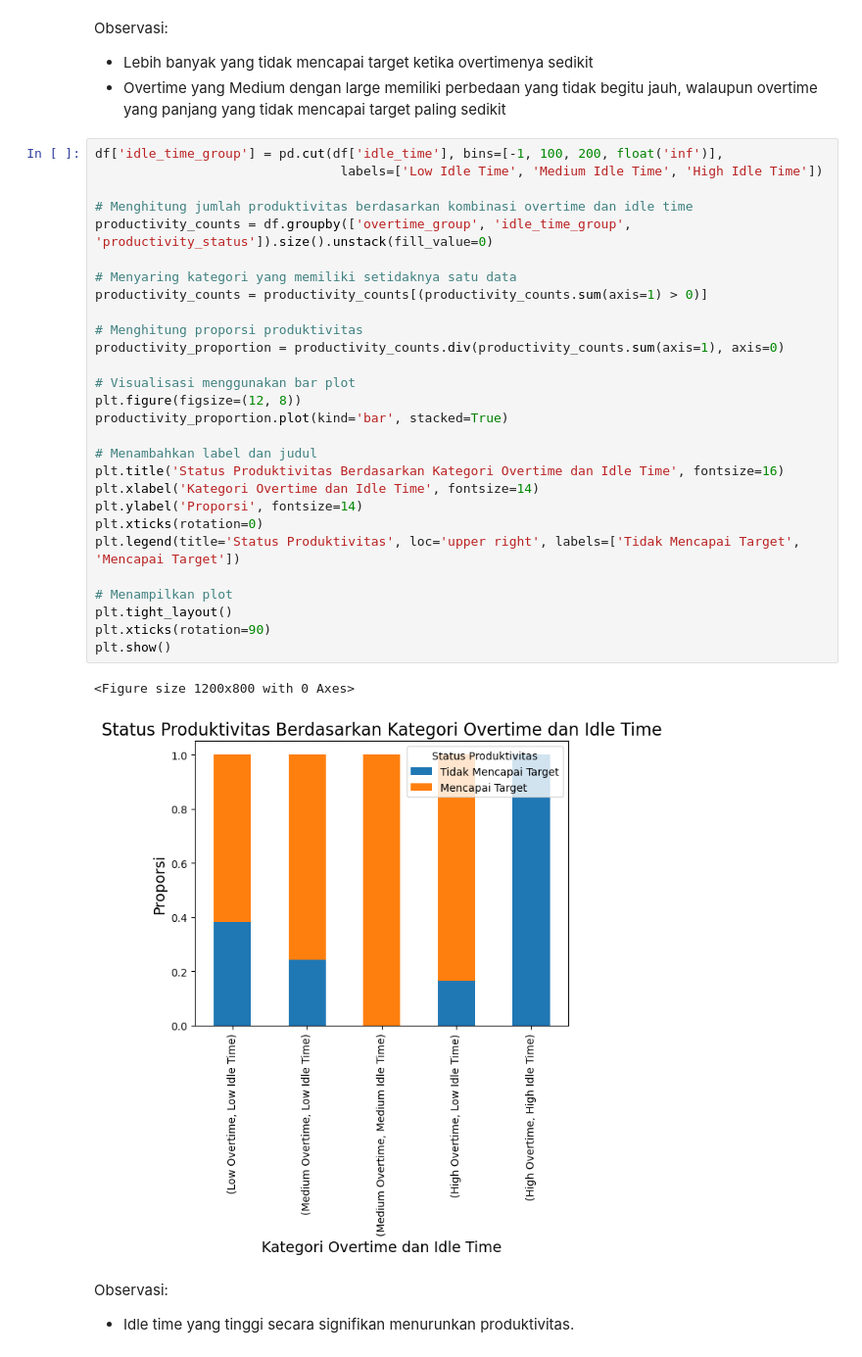
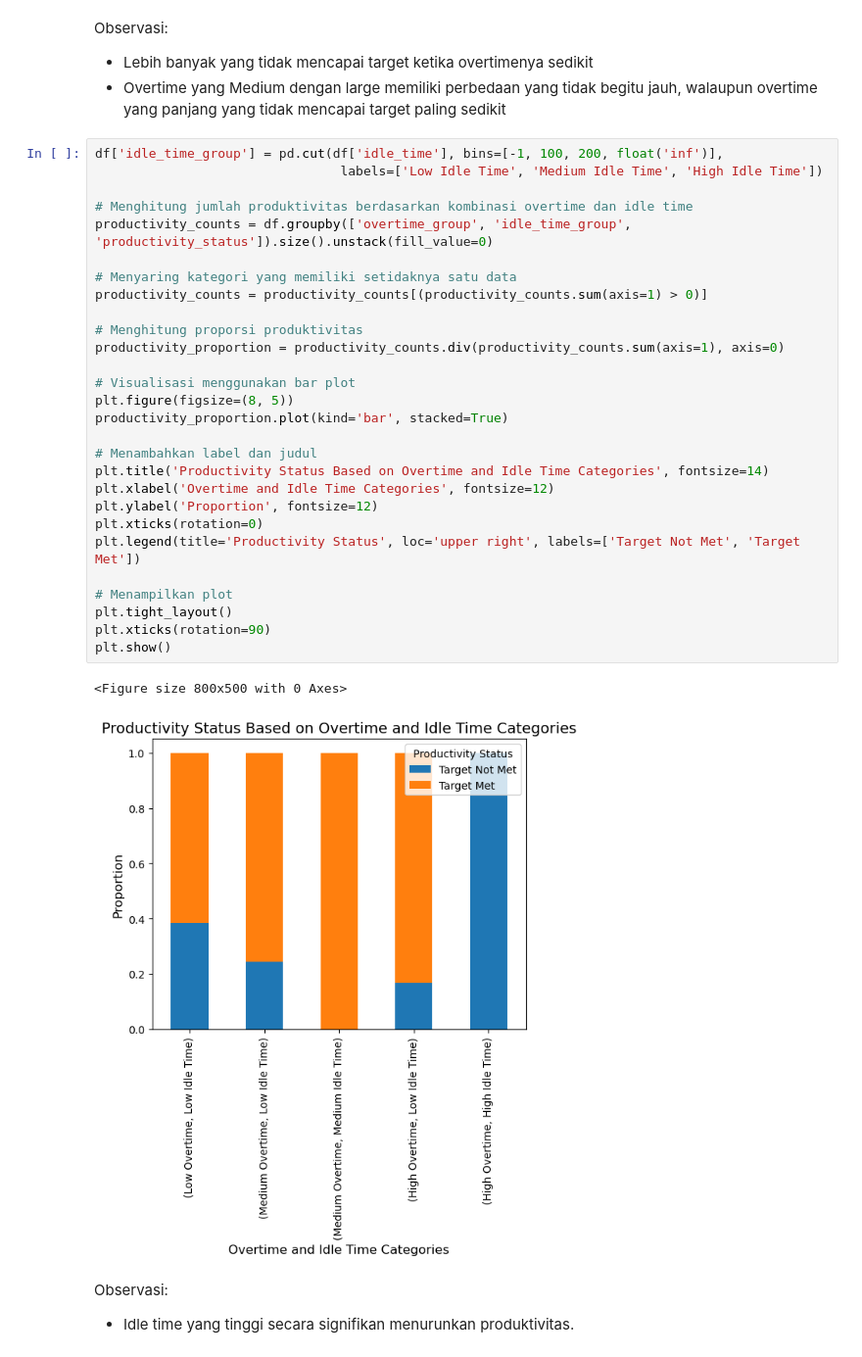
Before and after one commit to tiyasanin1/garment-productivity-analysis, a Jupyter notebook: notebook/code.ipynb, the cells around one changed output. Shown at 98% size. Cells and saved outputs as stored; diff of their text form.

```diff
--- a/notebook/code.ipynb
+++ b/notebook/code.ipynb
@@ -281,34 +292,34 @@ Observasi:
 # %%
 df['idle_time_group'] = pd.cut(df['idle_time'], bins=[-1, 100, 200, float('inf')],
                                 labels=['Low Idle Time', 'Medium Idle Time', 'High Idle Time'])
 
 # Menghitung jumlah produktivitas berdasarkan kombinasi overtime dan idle time
 productivity_counts = df.groupby(['overtime_group', 'idle_time_group', 'productivity_status']).size().unstack(fill_value=0)
 
 # Menyaring kategori yang memiliki setidaknya satu data
 productivity_counts = productivity_counts[(productivity_counts.sum(axis=1) > 0)]
 
 # Menghitung proporsi produktivitas
 productivity_proportion = productivity_counts.div(productivity_counts.sum(axis=1), axis=0)
 
 # Visualisasi menggunakan bar plot
-plt.figure(figsize=(12, 8))
+plt.figure(figsize=(8, 5))
 productivity_proportion.plot(kind='bar', stacked=True)
 
 # Menambahkan label dan judul
-plt.title('Status Produktivitas Berdasarkan Kategori Overtime dan Idle Time', fontsize=16)
-plt.xlabel('Kategori Overtime dan Idle Time', fontsize=14)
-plt.ylabel('Proporsi', fontsize=14)
+plt.title('Productivity Status Based on Overtime and Idle Time Categories', fontsize=14)
+plt.xlabel('Overtime and Idle Time Categories', fontsize=12)
+plt.ylabel('Proportion', fontsize=12)
 plt.xticks(rotation=0)
-plt.legend(title='Status Produktivitas', loc='upper right', labels=['Tidak Mencapai Target', 'Mencapai Target'])
+plt.legend(title='Productivity Status', loc='upper right', labels=['Target Not Met', 'Target Met'])
 
 # Menampilkan plot
 plt.tight_layout()
 plt.xticks(rotation=90)
 plt.show()
 # %% [output]
-<Figure size 1200x800 with 0 Axes>
+<Figure size 800x500 with 0 Axes>
-[figure, old version]
+[figure, new version]
 # %% [markdown]
 Observasi:
 - Idle time yang tinggi secara signifikan menurunkan produktivitas.
```
Also changed, not shown: parts of 9 cells of this notebook.
